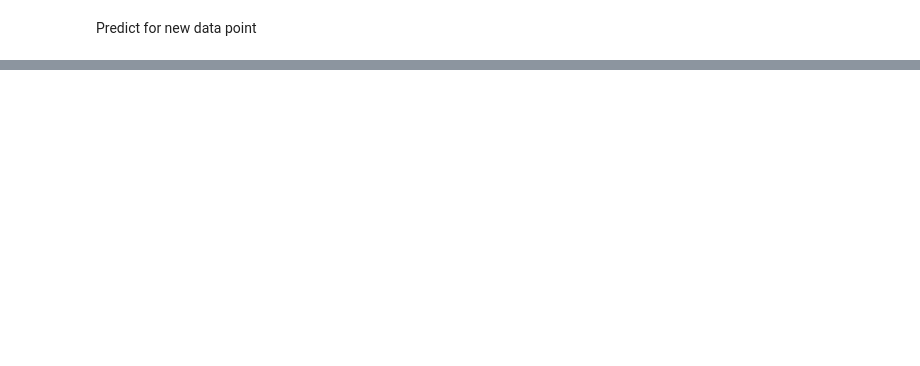
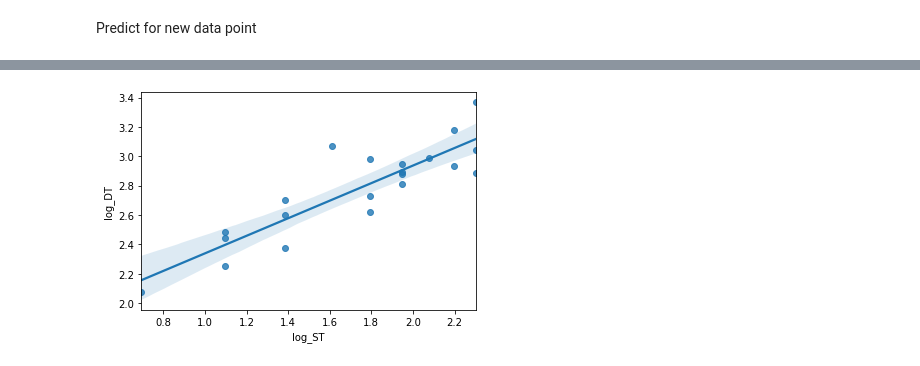
Before and after one commit to mvpkarthik1/Simple-Linear-Regression, a Jupyter notebook: Delivery_time.ipynb, the cells around one changed output, grey strips where cells are left out. Saved outputs shown, nothing was run; the diff lists cells and outputs as text; code cells hidden in the pictures; blank space fills up the shorter version.

```diff
--- a/Delivery_time.ipynb
+++ b/Delivery_time.ipynb
@@ -165,0 +199,6 @@ Predict for new data point
+# %%
+import numpy as np
+data["log_DT"]=np.log(data.DT)
+
+model_exp=smf.ols("log_DT~log_ST",data=data).fit()
+model_exp.summary()
@@ -165,0 +225,4 @@ Predict for new data point
+# %%
+sns.regplot(x="log_ST", y="log_DT",data=data);
+# %% [output]
+[figure, added]
```
Also changed, not shown: parts of 17 cells of this notebook, 1 other file.
